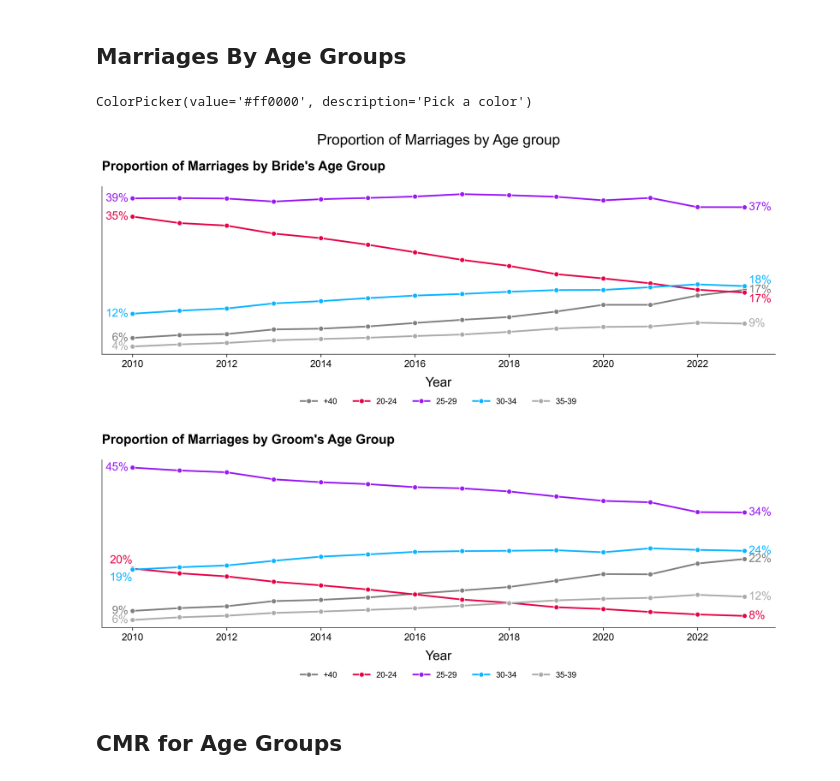
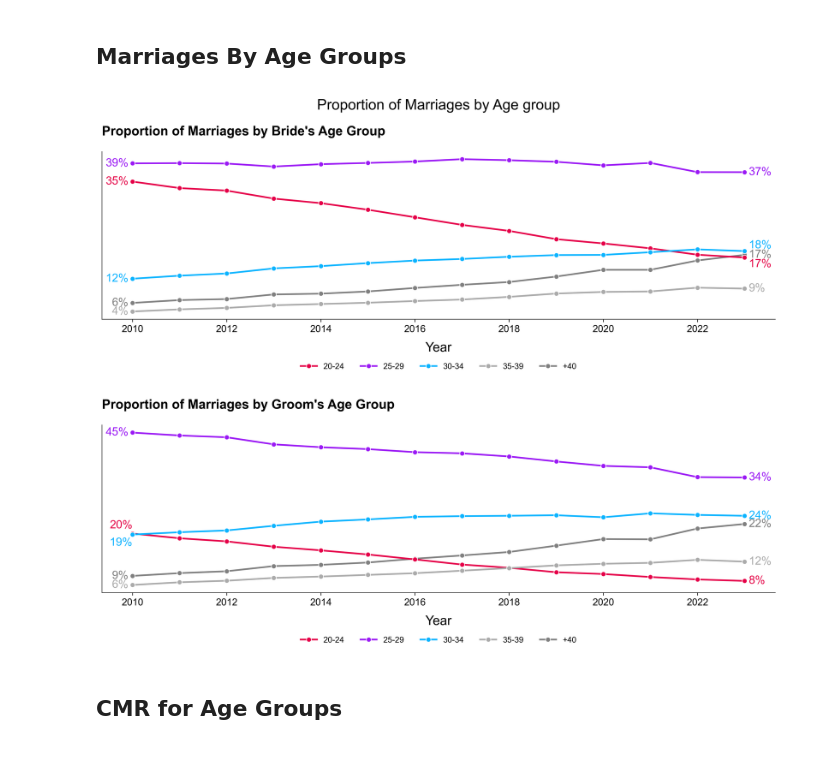
Before and after one commit to JGundisalvus/portfolio, a Jupyter notebook: polish_marriage_demographics/polish_marriage_trends.ipynb, the cells around one changed output. Saved outputs shown, nothing was run; the diff lists cells and outputs as text; code cells hidden in the pictures.

```diff
--- a/polish_marriage_demographics/polish_marriage_trends.ipynb
+++ b/polish_marriage_demographics/polish_marriage_trends.ipynb
@@ -411,19 +411,6 @@ plt.savefig('./charts/average_age.png')
 # %% [markdown]
 ## Marriages By Age Groups
 # %%
-import ipywidgets as widgets
-from IPython.display import display
-
-# Create a color picker widget
-color_picker = widgets.ColorPicker(
-    description='Pick a color',
-    value='#ff0000',  # default value
-    disabled=False
-)
-
-# Display the widget
-display(color_picker)
-
 custom_palette = {
     '<20': 'red',
     '20-24': '#e60049',
@@ -432,8 +419,6 @@ custom_palette = {
     '35-39': "#ababab",
     '+40': 'grey'
 }
-# %% [output]
-ColorPicker(value='#ff0000', description='Pick a color')
 # %%
 import matplotlib.ticker as mtick
 fig, axes  = plt.subplots(2, 1, figsize=(12, 10))
@@ -448,11 +433,10 @@ for i, gender in enumerate(df_marriage['gender'].unique()):
     handles, labels = axes[i].get_legend_handles_labels()
 
     order = [1,2,3,4,0]
-    axes[i].legend([handles[idx] for idx in order], [labels[idx] for idx in order])
+    axes[i].legend([handles[idx] for idx in order], [labels[idx] for idx in order], loc='lower center', bbox_to_anchor=(0.5, -0.35), fancybox=True, shadow=True, ncol = 5)
     axes[i].set_title("Proportion of Marriages by Bride's Age Group" if gender == "female" else "Proportion of Marriages by Groom's Age Group", loc='left')
     axes[i].yaxis.set_major_formatter(mtick.PercentFormatter(xmax=1, decimals=0))  # Assuming 'Value' is in the range [0, 1]
     axes[i].set_ylabel('')  # Set y-axis label
-    axes[i].legend(loc='lower center', bbox_to_anchor=(0.5, -0.35), fancybox=True, shadow=True, ncol = 5)
 
     for age_group in df_temp['age group'].unique():
 
@@ -475,34 +459,34 @@ for i, gender in enumerate(df_marriage['gender'].unique()):
                 xy_pos_first = (0, 10)
             elif age_group == '30-34':
                 xy_pos_first = (0, -10)
 
         last_text = axes[i].annotate("{:.0%}".format(last_row['percent of total']),
                          xy = (last_row['Year'],last_row['percent of total']),
                          xytext = xy_pos_last,
                          textcoords = 'offset points',
                          ha = 'left',
                          va = 'center',
                          fontsize = 14,
                          color = custom_palette[age_group])
 
         first_text = axes[i].annotate("{:.0%}".format(first_row['percent of total']),
                          xy = (first_row['Year'], first_row['percent of total']),
                          xytext = xy_pos_first,
                          textcoords = 'offset points',
                          ha = 'right',
                          va = 'center',
                          fontsize = 14,
                          color = custom_palette[age_group])
 
 for ax in axes:
     ax.set_yticks([])
     ax.yaxis.set_ticks_position('none')
 
 plt.tight_layout()
 plt.savefig('./charts/proportion_by_age.png')
 # plt.show()
 # %% [output]
-[figure, old version]
+[figure, new version]
 # %% [markdown]
 ## CMR for Age Groups
 # %%
```
Also changed, not shown: parts of 3 cells of this notebook, 2 other files.
